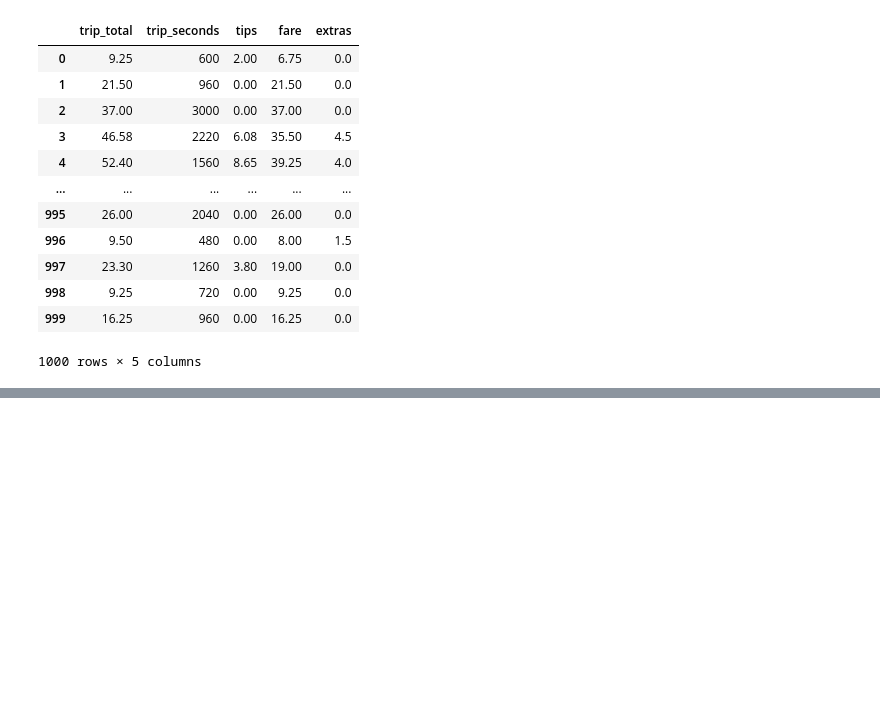
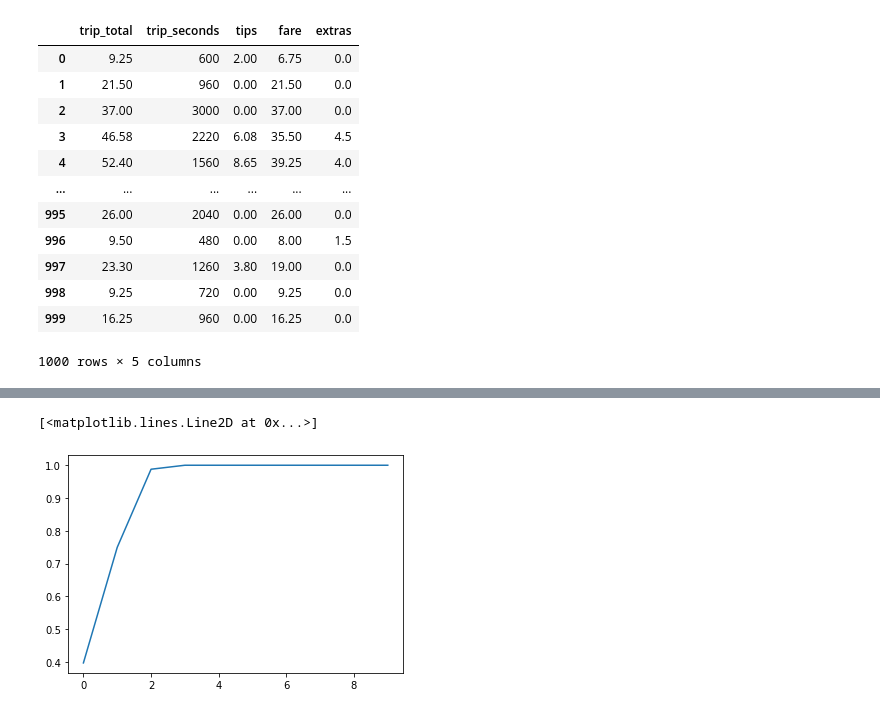
Before and after one commit to leosanron/Machine_Learning, a Jupyter notebook: notebook/10 Dim_Reduction.ipynb, the cells around one changed output, grey strips where cells are left out. Cells and saved outputs as stored; diff of their text form; code cells hidden in the pictures; blank space fills up the shorter version.

```diff
--- a/notebook/10 Dim_Reduction.ipynb
+++ b/notebook/10 Dim_Reduction.ipynb
@@ -471,0 +158,5 @@ Se puede evidenciar que las correlaciones entre las variables obtenidas al reesc
+# %%
+plt.plot(np.cumsum(var_exp[:10])) # aca grafico la suma acumulativa de los eigen valores
+# %% [output]
+[<matplotlib.lines.Line2D at 0x...>]
+[figure, added]
```
Also changed, not shown: parts of 91 cells of this notebook.
